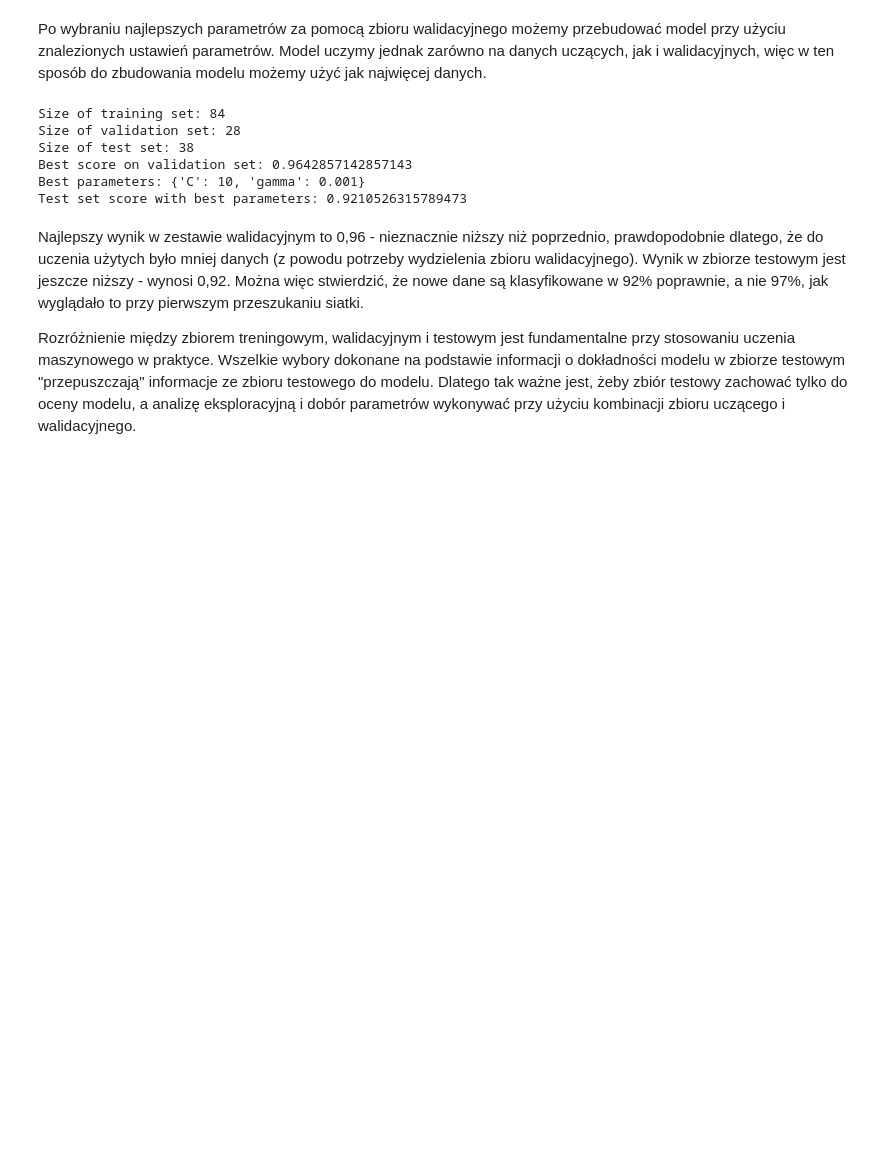
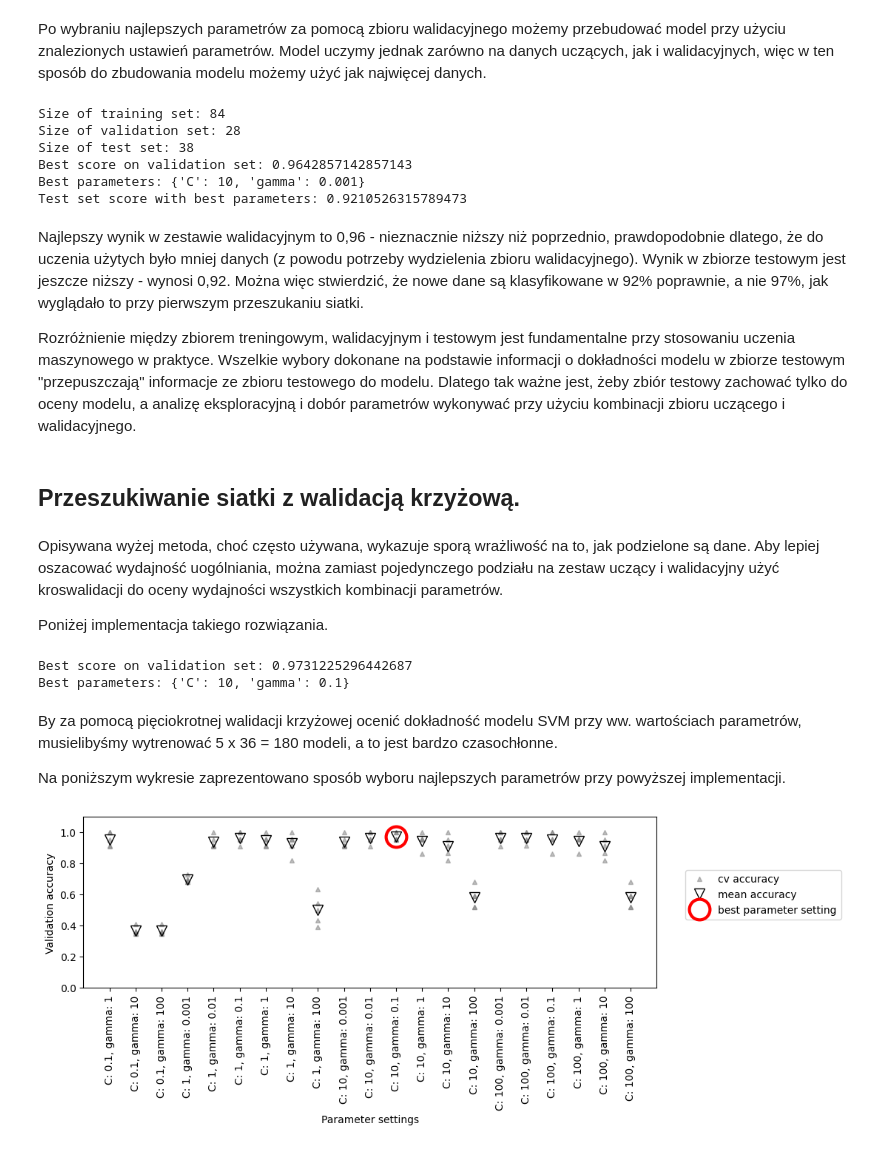
Before and after one commit to jakubtwalczak/Muller_Guido_Introduction_to_ML, a Jupyter notebook: Rozdział_5_Ocena_i_doskonalenie_modelu.ipynb, the cells around one changed output. Drawn from its saved outputs; the diff is of its cells as text; code cells hidden in the pictures; blank space fills up the shorter version.

Commit message:
Utworzono za pomocą Colab

```diff
--- a/Rozdział_5_Ocena_i_doskonalenie_modelu.ipynb
+++ b/Rozdział_5_Ocena_i_doskonalenie_modelu.ipynb
@@ -256,3 +256,37 @@ Test set score with best parameters: 0.9210526315789473
 Najlepszy wynik w zestawie walidacyjnym to 0,96 - nieznacznie niższy niż poprzednio, prawdopodobnie dlatego, że do uczenia użytych było mniej danych (z powodu potrzeby wydzielenia zbioru walidacyjnego). Wynik w zbiorze testowym jest jeszcze niższy - wynosi 0,92. Można więc stwierdzić, że nowe dane są klasyfikowane w 92% poprawnie, a nie 97%, jak wyglądało to przy pierwszym przeszukaniu siatki.
 
 Rozróżnienie między zbiorem treningowym, walidacyjnym i testowym jest fundamentalne przy stosowaniu uczenia maszynowego w praktyce. Wszelkie wybory dokonane na podstawie informacji o dokładności modelu w zbiorze testowym "przepuszczają" informacje ze zbioru testowego do modelu. Dlatego tak ważne jest, żeby zbiór testowy zachować tylko do oceny modelu, a analizę eksploracyjną i dobór parametrów wykonywać przy użyciu kombinacji zbioru uczącego i walidacyjnego.
+# %% [markdown]
+## Przeszukiwanie siatki z walidacją krzyżową.
+# %% [markdown]
+Opisywana wyżej metoda, choć często używana, wykazuje sporą wrażliwość na to, jak podzielone są dane. Aby lepiej oszacować wydajność uogólniania, można zamiast pojedynczego podziału na zestaw uczący i walidacyjny użyć kroswalidacji do oceny wydajności wszystkich kombinacji parametrów.
+
+Poniżej implementacja takiego rozwiązania.
+# %%
+import numpy as np
+
+for gamma in [0.001, 0.01, 0.1, 1, 10, 100]:
+    for C in [0.001, 0.01, 0.1, 1, 10, 100]:
+        svm = SVC(gamma=gamma, C=C)
+        scores = cross_val_score(svm, X_trainval, y_trainval, cv=5)
+        score = np.mean(scores)
+        if score > best_score:
+            best_score = score
+            best_parameters = {'C': C, 'gamma': gamma}
+
+svm = SVC(**best_parameters)
+svm.fit(X_trainval, y_trainval)
+test_score = svm.score(X_test, y_test)
+print(f"Best score on validation set: {best_score}")
+print(f"Best parameters: {best_parameters}")
+# %% [output]
+Best score on validation set: 0.9731225296442687
+Best parameters: {'C': 10, 'gamma': 0.1}
+# %% [markdown]
+By za pomocą pięciokrotnej walidacji krzyżowej ocenić dokładność modelu SVM przy ww. wartościach parametrów, musielibyśmy wytrenować 5 x 36 = 180 modeli, a to jest bardzo czasochłonne.
+
+Na poniższym wykresie zaprezentowano sposób wyboru najlepszych parametrów przy powyższej implementacji.
+# %%
+mglearn.plots.plot_cross_val_selection()
+# %% [output]
+[figure, added]
```
Also changed, not shown: parts of 15 cells of this notebook.
